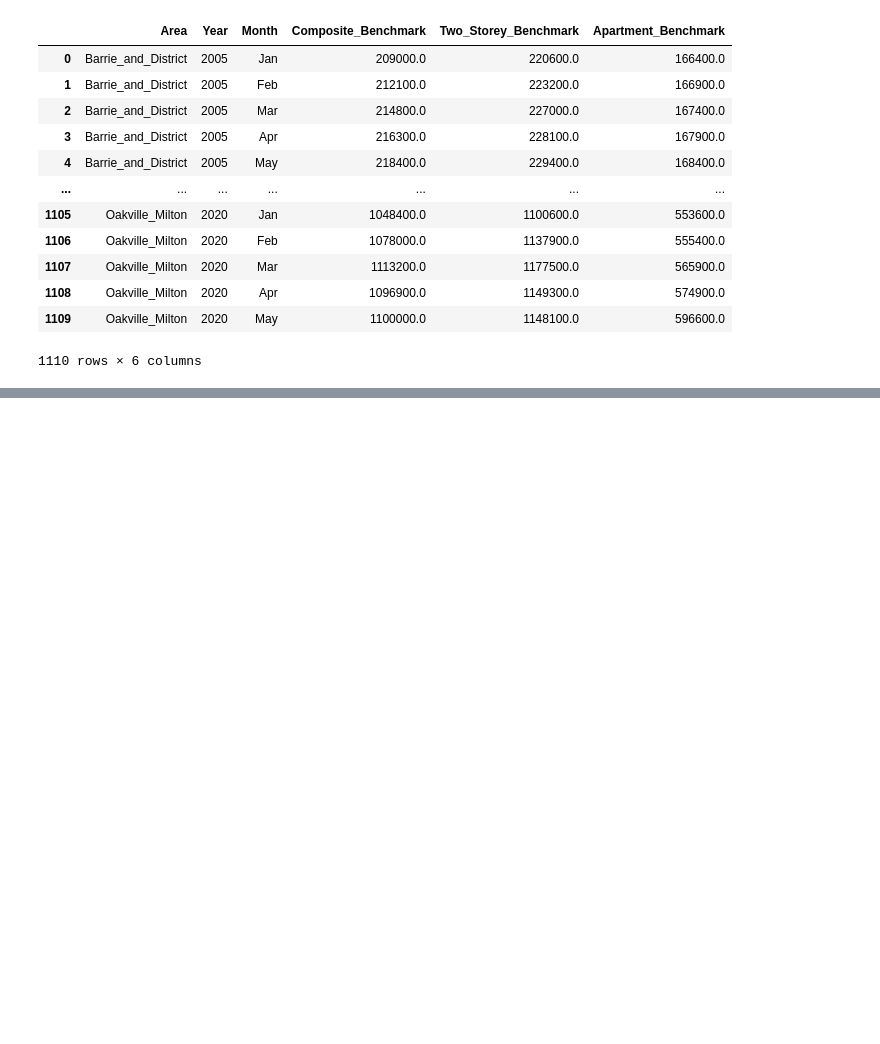
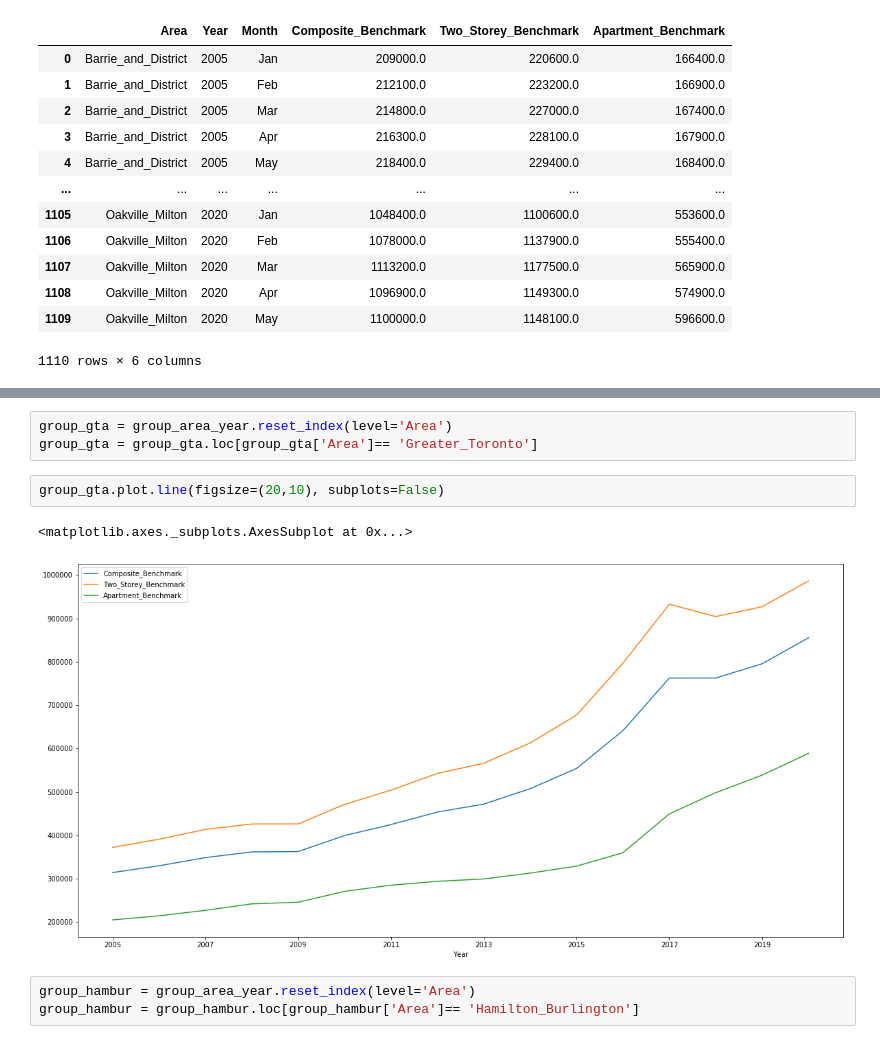
Before and after one commit to preeti0103/Project1, a Jupyter notebook: gta_housing.ipynb, the cells around one changed output, grey strips where cells are left out. Drawn from its saved outputs; the diff is of its cells as text; blank space fills up the shorter version.

```diff
--- a/gta_housing.ipynb
+++ b/gta_housing.ipynb
@@ -81,0 +153,11 @@ clean_housing_prices
+# %%
+group_gta = group_area_year.reset_index(level='Area')
+group_gta = group_gta.loc[group_gta['Area']== 'Greater_Toronto']
+# %%
+group_gta.plot.line(figsize=(20,10), subplots=False)
+# %% [output]
+<matplotlib.axes._subplots.AxesSubplot at 0x...>
+[figure, added]
+# %%
+group_hambur = group_area_year.reset_index(level='Area')
+group_hambur = group_hambur.loc[group_hambur['Area']== 'Hamilton_Burlington']
```
Also changed, not shown: parts of 15 cells of this notebook.
